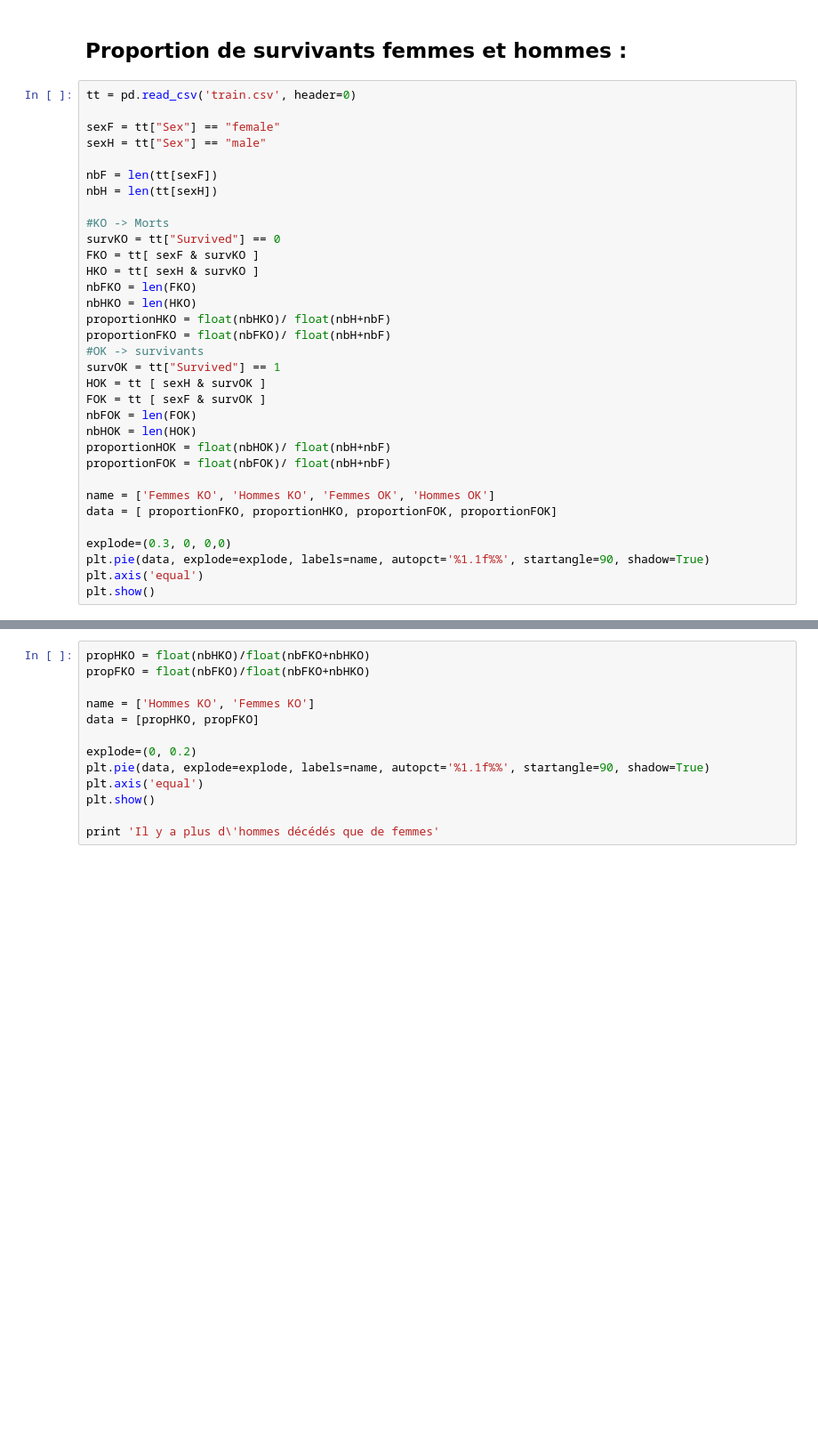
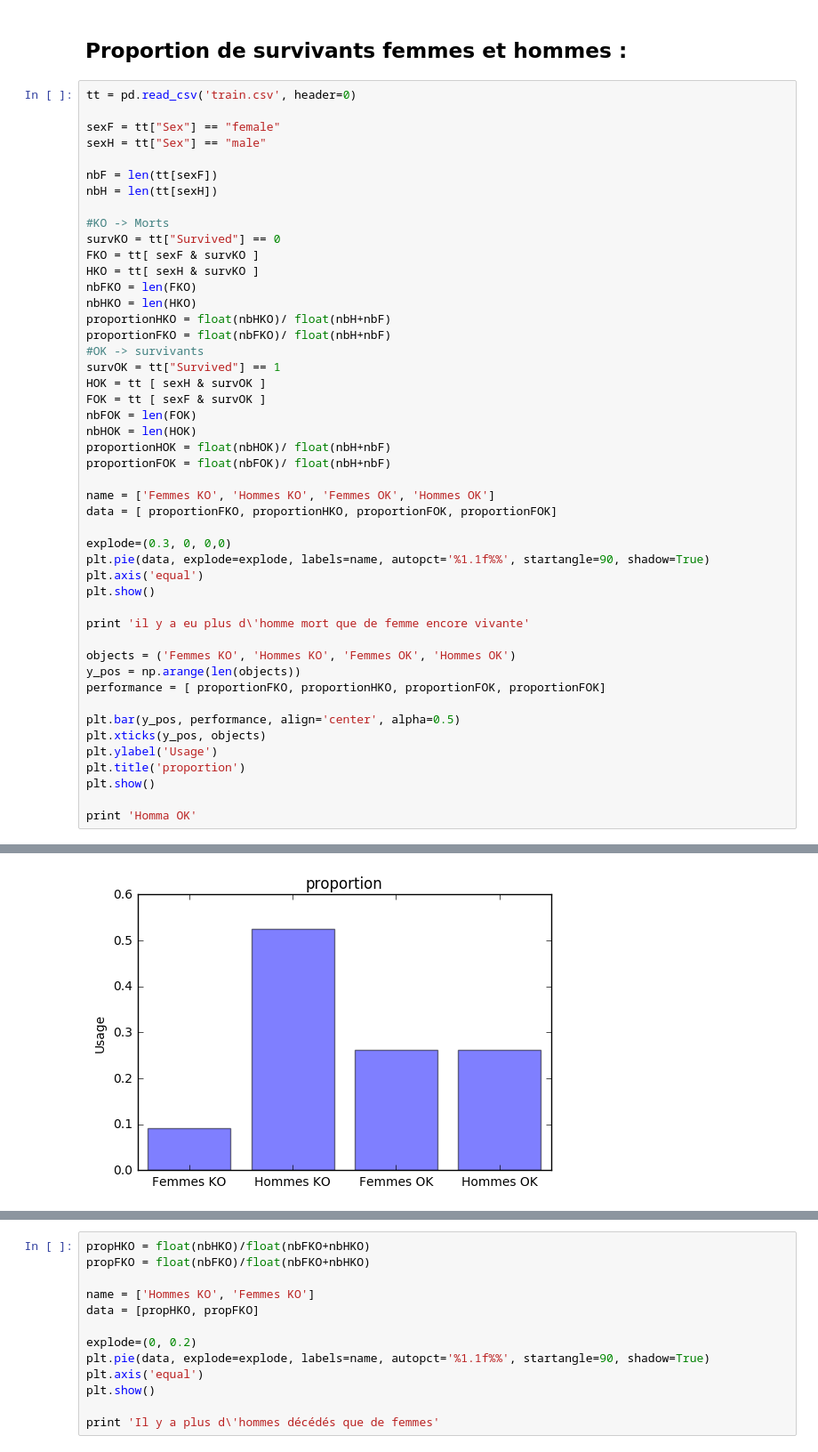
Before and after one commit to willynov/2016-2017, a Jupyter notebook: P1/P1_William_GALBY.ipynb, the cells around one changed output, grey strips where cells are left out. Shown at 89% size. Drawn from its saved outputs; the diff is of its cells as text; blank space fills up the shorter version.

```diff
--- a/P1/P1_William_GALBY.ipynb
+++ b/P1/P1_William_GALBY.ipynb
@@ -94,5 +98,19 @@ explode=(0.3, 0, 0,0)
 plt.pie(data, explode=explode, labels=name, autopct='%1.1f%%', startangle=90, shadow=True)
 plt.axis('equal')
 plt.show()
+
+print 'il y a eu plus d\'homme mort que de femme encore vivante'
+
+objects = ('Femmes KO', 'Hommes KO', 'Femmes OK', 'Hommes OK')
+y_pos = np.arange(len(objects))
+performance = [ proportionFKO, proportionHKO, proportionFOK, proportionFOK]
+
+plt.bar(y_pos, performance, align='center', alpha=0.5)
+plt.xticks(y_pos, objects)
+plt.ylabel('Usage')
+plt.title('proportion')
+plt.show()
+
+print 'Homma OK'
 # %% [output]
 [figure]
@@ -98,0 +118 @@ plt.show()
+[figure, added]
```
Also changed, not shown: parts of 4 cells of this notebook.
